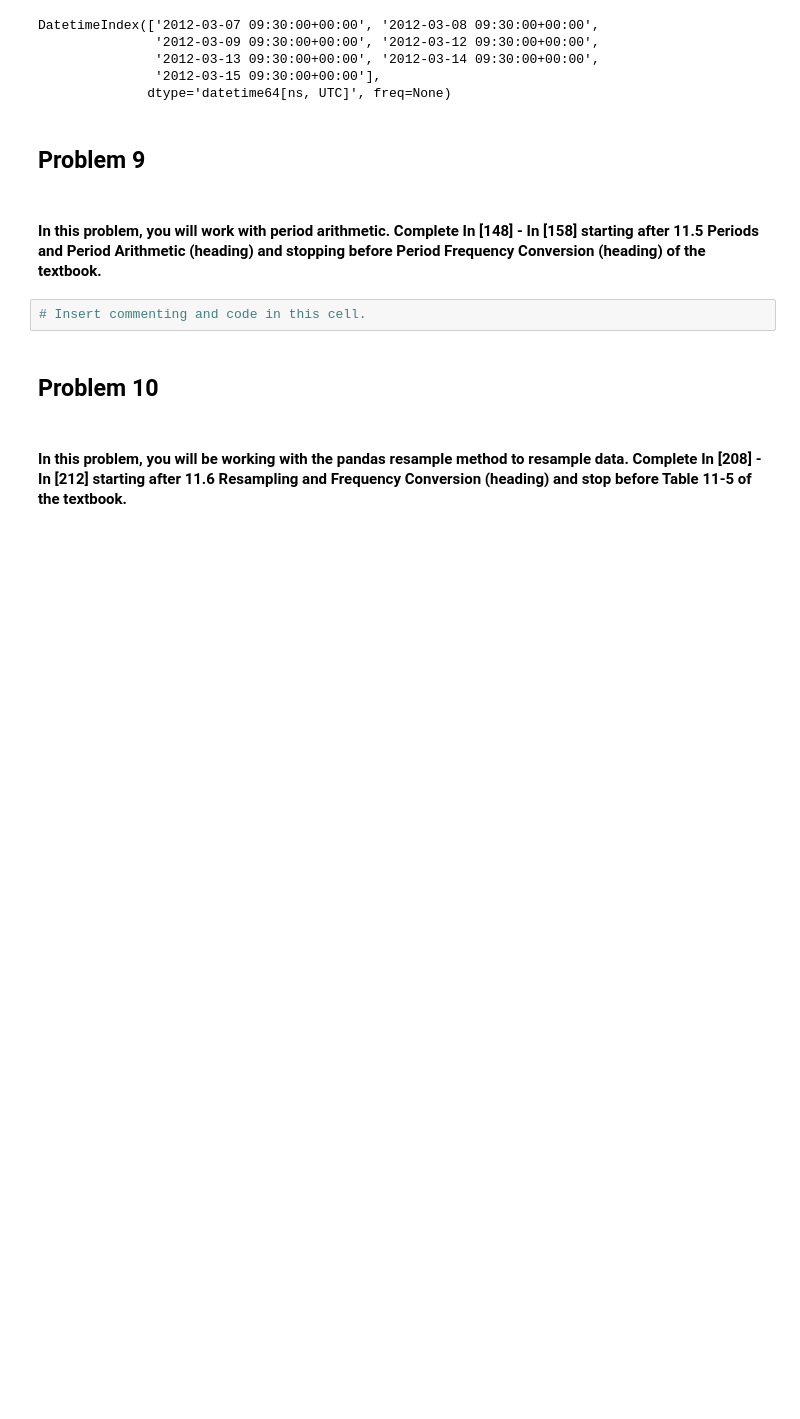
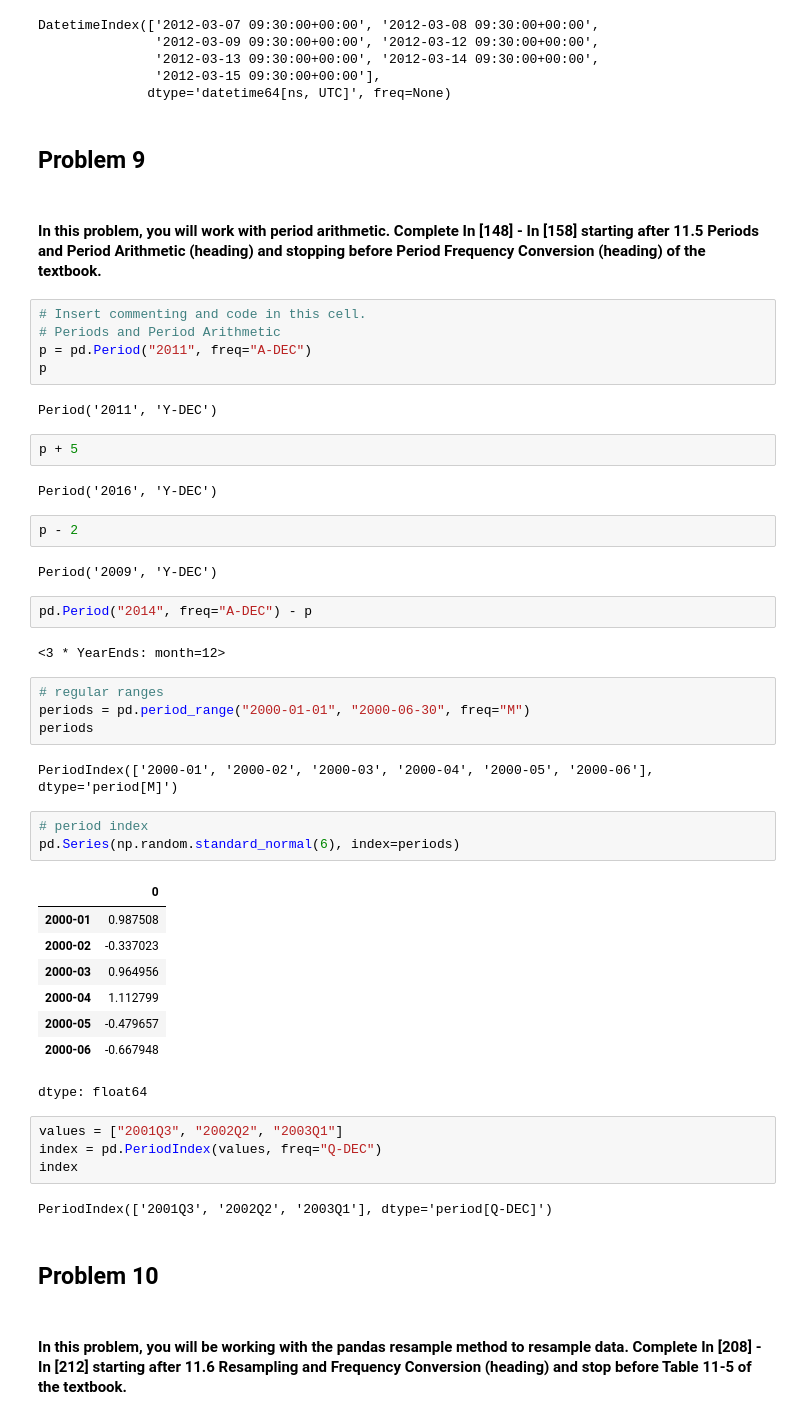
Before and after one commit to tartam1/IT545, a Jupyter notebook: Lab_6_Assignment.ipynb, the cells around one changed output. Drawn from its saved outputs; the diff is of its cells as text; blank space fills up the shorter version.

```diff
--- a/Lab_6_Assignment.ipynb
+++ b/Lab_6_Assignment.ipynb
@@ -376,6 +376,47 @@ DatetimeIndex(['2012-03-07 09:30:00+00:00', '2012-03-08 09:30:00+00:00',
 #### In this problem, you will work with period arithmetic. Complete In [148] - In [158] starting after 11.5 Periods and Period Arithmetic (heading) and stopping before Period Frequency Conversion (heading) of the textbook.
 # %%
 # Insert commenting and code in this cell.
+# Periods and Period Arithmetic
+p = pd.Period("2011", freq="A-DEC")
+p
+# %% [output]
+Period('2011', 'Y-DEC')
+# %%
+p + 5
+# %% [output]
+Period('2016', 'Y-DEC')
+# %%
+p - 2
+# %% [output]
+Period('2009', 'Y-DEC')
+# %%
+pd.Period("2014", freq="A-DEC") - p
+# %% [output]
+<3 * YearEnds: month=12>
+# %%
+# regular ranges
+periods = pd.period_range("2000-01-01", "2000-06-30", freq="M")
+periods
+# %% [output]
+PeriodIndex(['2000-01', '2000-02', '2000-03', '2000-04', '2000-05', '2000-06'], dtype='period[M]')
+# %%
+# period index
+pd.Series(np.random.standard_normal(6), index=periods)
+# %% [output]
+|  | 0 |
+| 2000-01 | 0.987508 |
+| 2000-02 | -0.337023 |
+| 2000-03 | 0.964956 |
+| 2000-04 | 1.112799 |
+| 2000-05 | -0.479657 |
+| 2000-06 | -0.667948 |
+dtype: float64
+# %%
+values = ["2001Q3", "2002Q2", "2003Q1"]
+index = pd.PeriodIndex(values, freq="Q-DEC")
+index
+# %% [output]
+PeriodIndex(['2001Q3', '2002Q2', '2003Q1'], dtype='period[Q-DEC]')
 # %% [markdown]
 ## Problem 10
 # %% [markdown]
```
